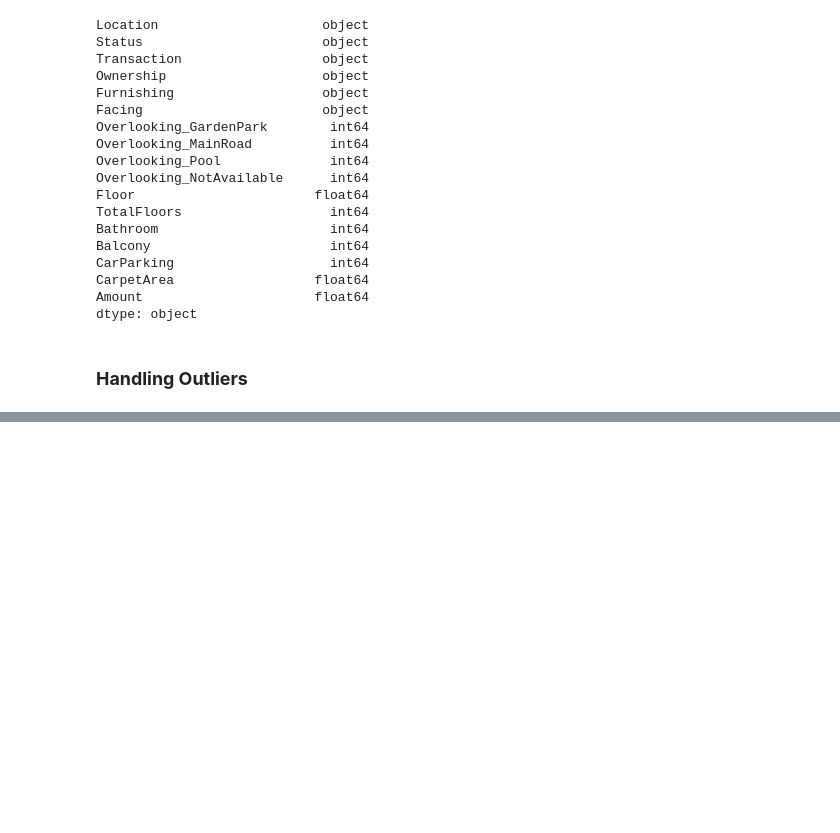
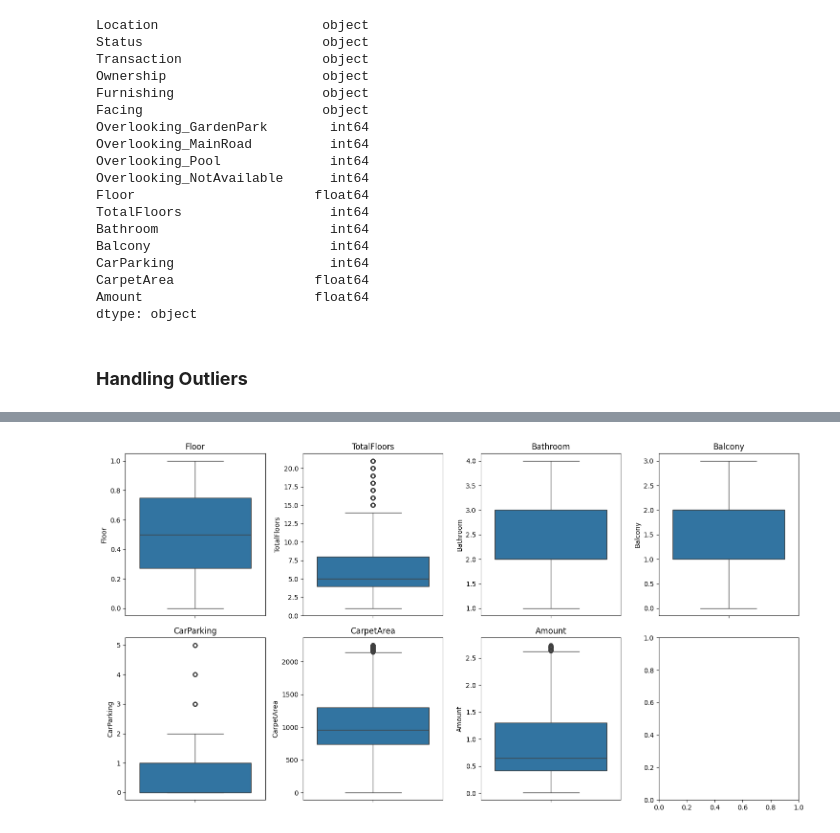
Before and after one commit to rishikeshpaulcode/House-Price-Prediction, a Jupyter notebook: house-price-prediction.ipynb, the cells around one changed output, grey strips where cells are left out. Cells and saved outputs as stored; diff of their text form; code cells hidden in the pictures; blank space fills up the shorter version.

```diff
--- a/house-price-prediction.ipynb
+++ b/house-price-prediction.ipynb
@@ -287 +301,29 @@ dtype: object
+# %%
+# handling CarParking using capping
+df = df[df['CarParking'] <= 5]
+num_cols.remove('CarParking')
+# %%
+# removing outliers using IQR
+for col in num_cols:
+    Q1 = df[col].quantile(0.25)
+    Q3 = df[col].quantile(0.75)
+    IQR = Q3 - Q1
+
+    upper_limit = Q3 + 1.5 * IQR
+    lower_limit = Q1 - 1.5 * IQR
+    df = df[(df[col] >= lower_limit) & (df[col] <= upper_limit)]
+# %%
+# rechecking outliers
+num_cols = ['Floor', 'TotalFloors', 'Bathroom', 'Balcony', 'CarParking', 'CarpetArea', 'Amount']
+fig, ax = plt.subplots(2, 4, figsize=(15,8))
+
+for i, col in enumerate(num_cols, start=1):
+    plt.subplot(2, 4, i)
+    sns.boxplot(df[col])
+    plt.title(col)
+
+plt.tight_layout()
+plt.show()
+# %% [output]
+[figure, added]
 # %%
```
Also changed, not shown: parts of 2 cells of this notebook.
